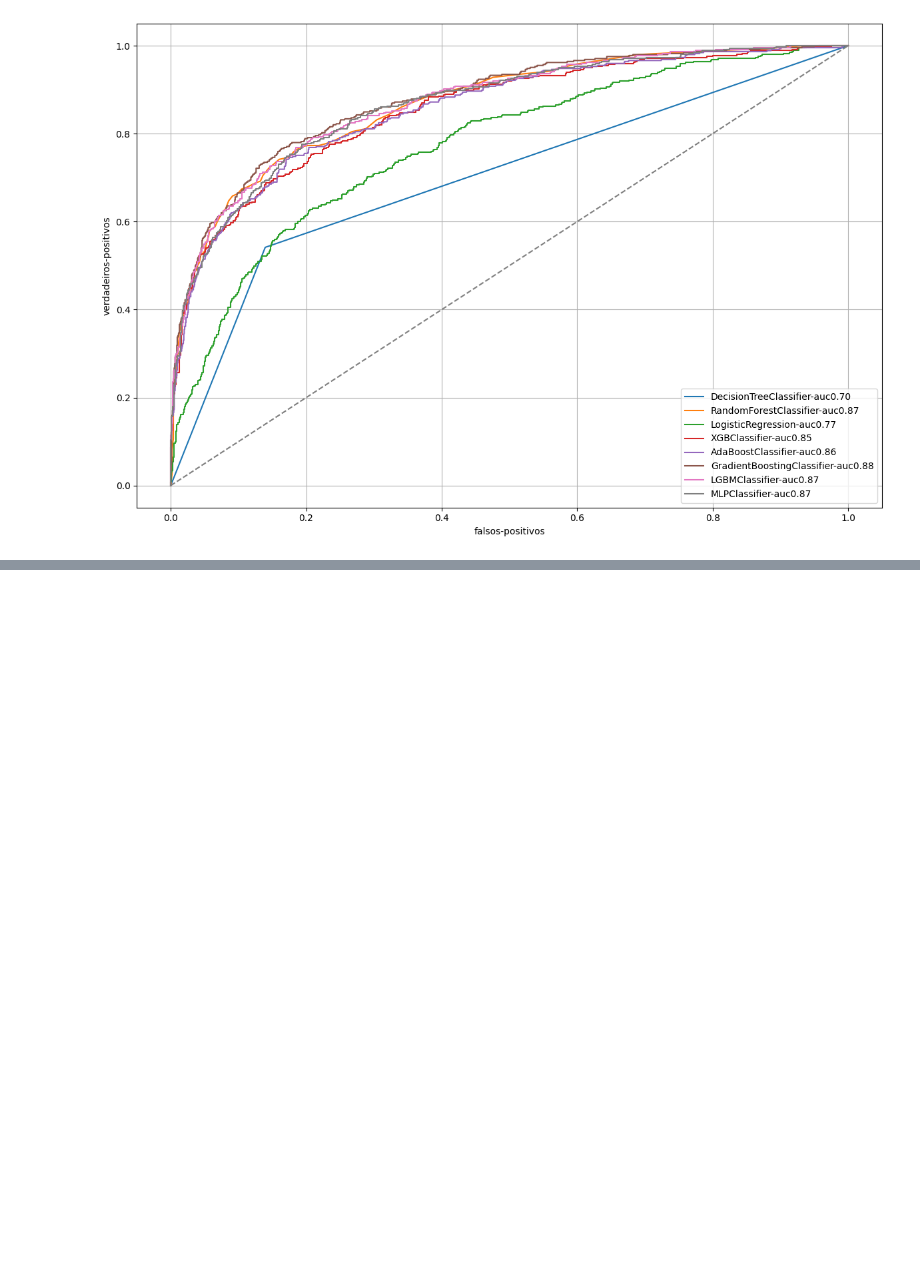
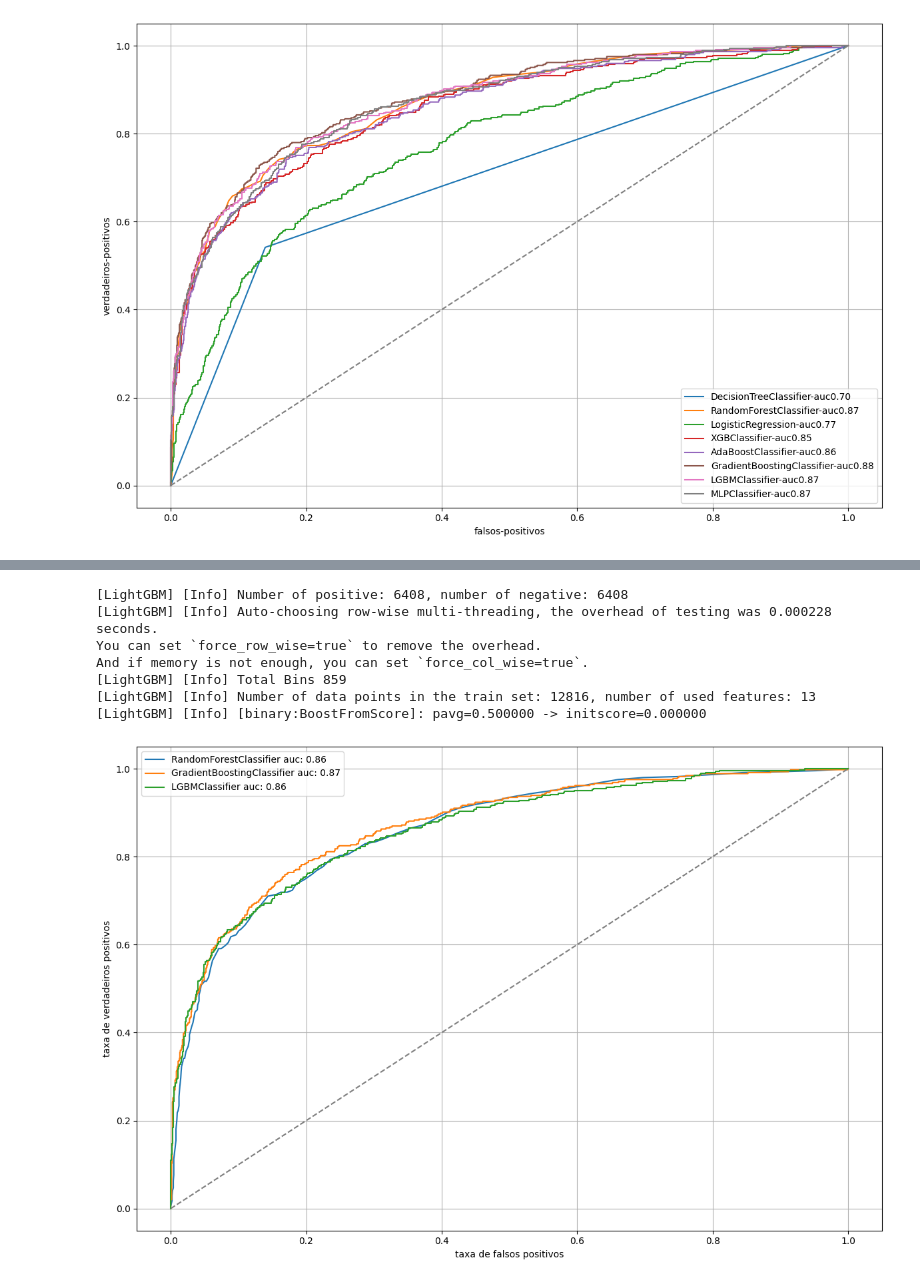
Before and after one commit to WesleySouza13/bank_churn, a Jupyter notebook: notebook/jupyter_notebook.ipynb, the cells around one changed output, grey strips where cells are left out. Cells and saved outputs as stored; diff of their text form; code cells hidden in the pictures; blank space fills up the shorter version.

Commit message:
feat: modelo escolhido pós cross-validate: Gradient Boosting

```diff
--- a/notebook/jupyter_notebook.ipynb
+++ b/notebook/jupyter_notebook.ipynb
@@ -501,7 +503,7 @@ for i, model in models.items():
 
     train_results = {
 
-                    'nome do modelo:':model,
+                    'nome do modelo:':model.__class__.__name__,
                     'acc': train_metrics['acuracia'],
                     'f1_score': train_metrics['f1_score'],
                     'recall': train_metrics['recall'],
@@ -511,7 +513,7 @@ for i, model in models.items():
     }
 
     test_results = {
-                    'nome do modelo:':model,
+                    'nome do modelo:':model.__class__.__name__,
                     'acc': test_metrics['acuracia'],
                     'f1_score': test_metrics['f1_score'],
                     'recall': test_metrics['recall'],
@@ -588,0 +593,7 @@ You can set `force_col_wise=true` to remove the overhead.
+# %%
+# 3 melhores modelos
+new_models = {
+    'random_forest': RandomForestClassifier(random_state=42),
+    'gradient_boost': GradientBoostingClassifier(random_state=42),
+    'lightGBM': LGBMClassifier(random_state=42)
+}
@@ -588,0 +602,4 @@ You can set `force_col_wise=true` to remove the overhead.
+# %%
+over = RandomOverSampler(random_state=42)
+x_over_train, y_over_train = over.fit_resample(x_train, y_train)
+x_over_train.shape, y_over_train.shape
@@ -588,0 +632,9 @@ You can set `force_col_wise=true` to remove the overhead.
+# %%
+# oversampling
+for i, over in new_models.items():
+    pipe.set_params(model=over).fit(x_over_train, y_over_train)
+    y_pred_over = pipe.predict(x_test)
+    y_proba_over = pipe.predict_proba(x_test)[:,1]
+    metrics_over = metrics(y_pred=y_pred_over, y_true=y_test, pred_proba=y_pred_over)
+    print(over.__class__.__name__)
+    print(metrics_over)
@@ -588,0 +655,26 @@ You can set `force_col_wise=true` to remove the overhead.
+# %%
+# plotando roc curve dos dados over_sampling
+plt.figure(figsize=(12,8))
+for i, over_roc in new_models.items():
+    pipe.set_params(model=over_roc).fit(x_over_train, y_over_train)
+    roc_pred_over = pipe.predict_proba(x_test)[:,1]
+
+    fpr, tpr, _ = roc_curve(y_test, roc_pred_over)
+    over_auc = auc(fpr, tpr)
+    plt.plot(fpr, tpr, label=f'{over_roc.__class__.__name__} auc: {over_auc:.2f}')
+plt.plot([0,1], [0,1], linestyle='--', color='gray')
+plt.xlabel('taxa de falsos positivos')
+plt.ylabel('taxa de verdadeiros positivos')
+plt.grid()
+plt.legend()
+plt.tight_layout()
+plt.show()
+# %% [output]
+[LightGBM] [Info] Number of positive: 6408, number of negative: 6408
+[LightGBM] [Info] Auto-choosing row-wise multi-threading, the overhead of testing was 0.000228 seconds.
+You can set `force_row_wise=true` to remove the overhead.
+And if memory is not enough, you can set `force_col_wise=true`.
+[LightGBM] [Info] Total Bins 859
+[LightGBM] [Info] Number of data points in the train set: 12816, number of used features: 13
+[LightGBM] [Info] [binary:BoostFromScore]: pavg=0.500000 -> initscore=0.000000
+[figure, added]
```
Also changed, not shown: parts of 20 cells of this notebook.
